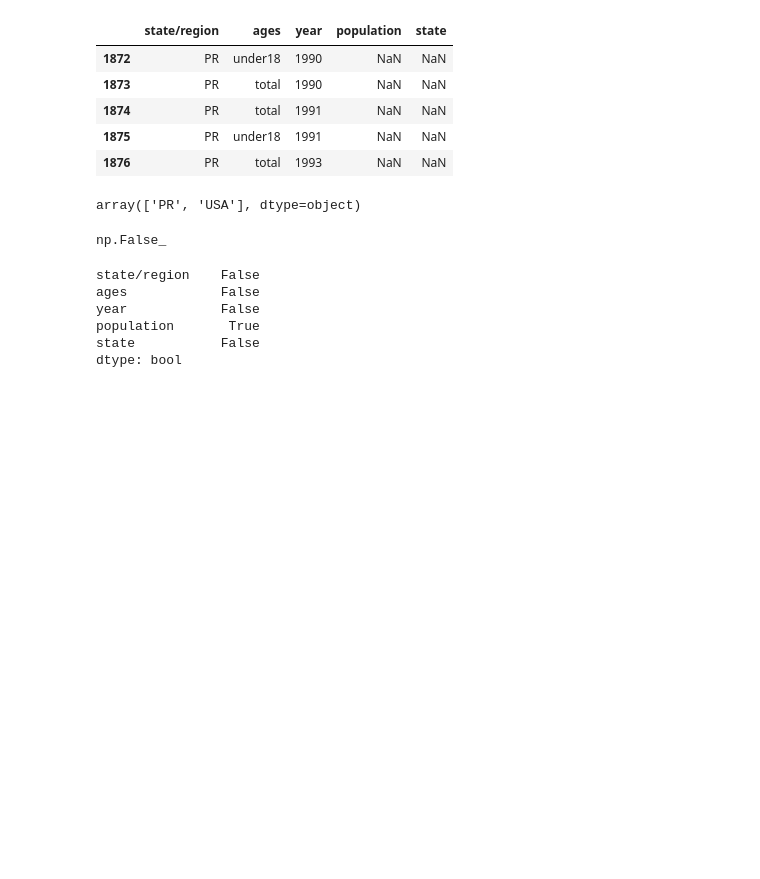
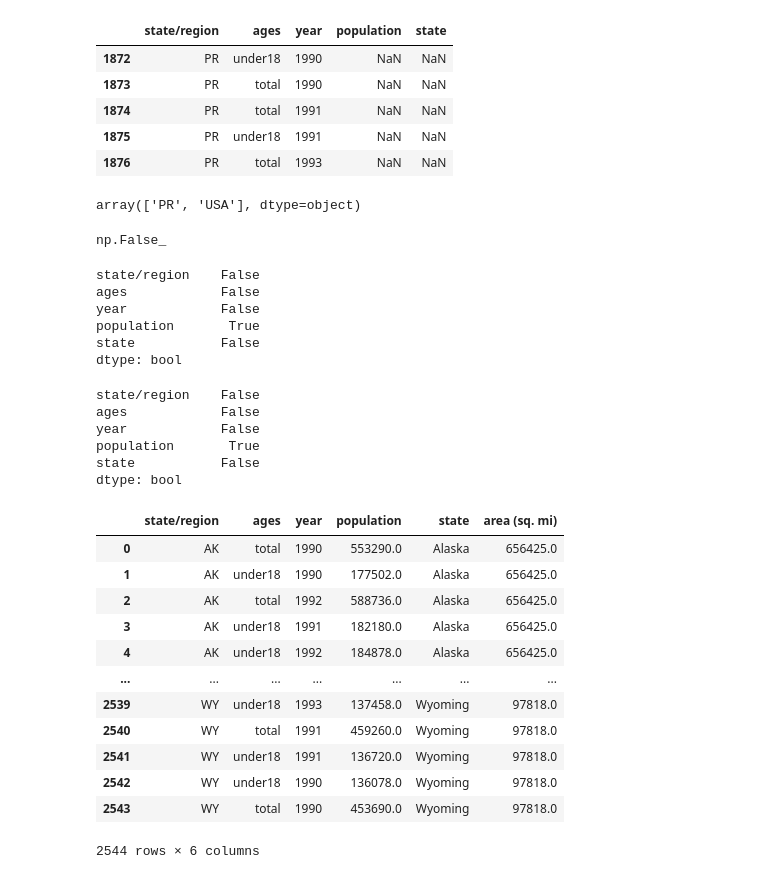
Before and after one commit to Venux09/Data_science_handbook_study, a Jupyter notebook: pandas-data_science_handbook/pandas_9.ipynb, the cells around one changed output. Cells and saved outputs as stored; diff of their text form; code cells hidden in the pictures; blank space fills up the shorter version.

```diff
--- a/pandas-data_science_handbook/pandas_9.ipynb
+++ b/pandas-data_science_handbook/pandas_9.ipynb
@@ -592,0 +595,25 @@ dtype: bool
+# %%
+_
+# %% [output]
+state/region    False
+ages            False
+year            False
+population       True
+state           False
+dtype: bool
+# %%
+final
+# %% [output]
+|  | state/region | ages | year | population | state | area (sq. mi) |
+| 0 | AK | total | 1990 | 553290.0 | Alaska | 656425.0 |
+| 1 | AK | under18 | 1990 | 177502.0 | Alaska | 656425.0 |
+| 2 | AK | total | 1992 | 588736.0 | Alaska | 656425.0 |
+| 3 | AK | under18 | 1991 | 182180.0 | Alaska | 656425.0 |
+| 4 | AK | under18 | 1992 | 184878.0 | Alaska | 656425.0 |
+| ... | ... | ... | ... | ... | ... | ... |
+| 2539 | WY | under18 | 1993 | 137458.0 | Wyoming | 97818.0 |
+| 2540 | WY | total | 1991 | 459260.0 | Wyoming | 97818.0 |
+| 2541 | WY | under18 | 1991 | 136720.0 | Wyoming | 97818.0 |
+| 2542 | WY | under18 | 1990 | 136078.0 | Wyoming | 97818.0 |
+| 2543 | WY | total | 1990 | 453690.0 | Wyoming | 97818.0 |
+2544 rows × 6 columns
```
Also changed, not shown: parts of 17 cells of this notebook, 1 other file.
